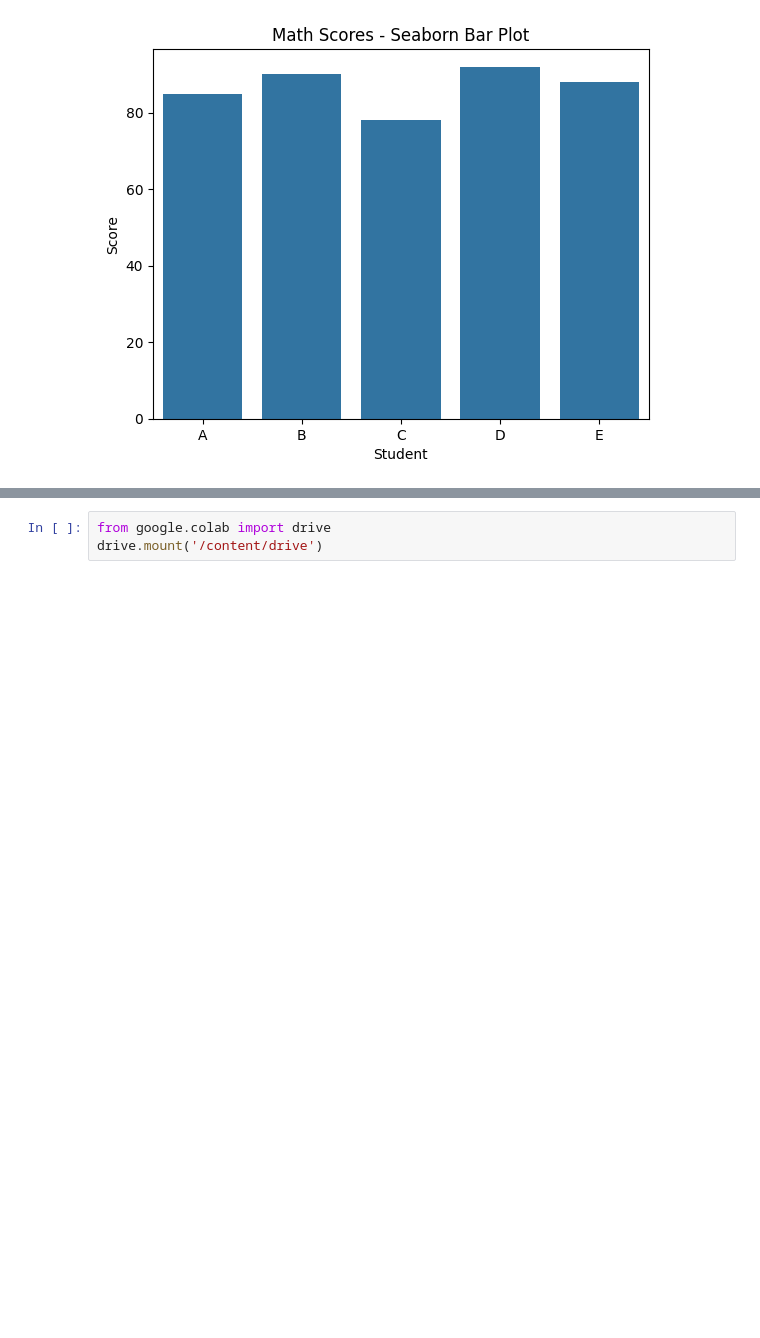
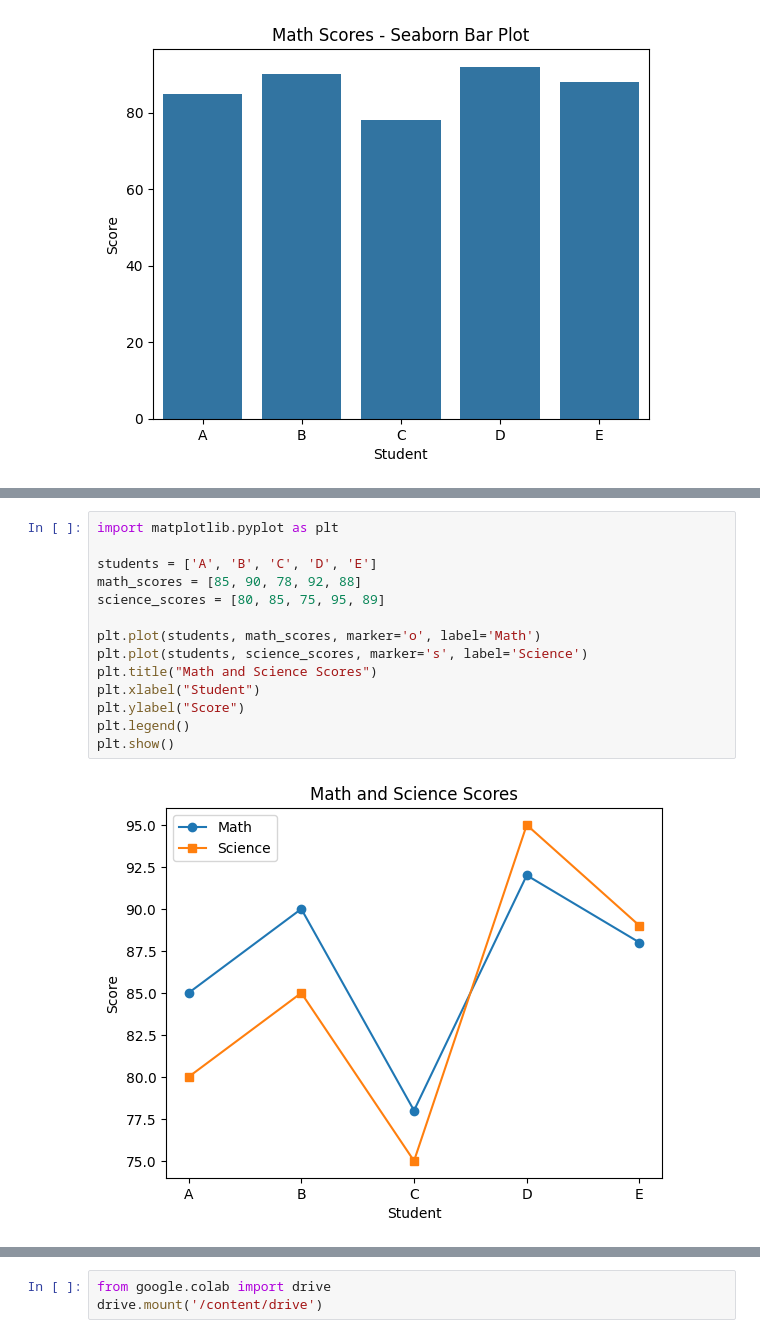
Before and after one commit to madhants/Madhan, a Jupyter notebook: Seaborn program.ipynb, the cells around one changed output, grey strips where cells are left out. Drawn from its saved outputs; the diff is of its cells as text; blank space fills up the shorter version.

```diff
--- a/Seaborn program.ipynb
+++ b/Seaborn program.ipynb
@@ -17,0 +59,16 @@ plt.show()
+# %%
+import matplotlib.pyplot as plt
+
+students = ['A', 'B', 'C', 'D', 'E']
+math_scores = [85, 90, 78, 92, 88]
+science_scores = [80, 85, 75, 95, 89]
+
+plt.plot(students, math_scores, marker='o', label='Math')
+plt.plot(students, science_scores, marker='s', label='Science')
+plt.title("Math and Science Scores")
+plt.xlabel("Student")
+plt.ylabel("Score")
+plt.legend()
+plt.show()
+# %% [output]
+[figure, added]
```
Also changed, not shown: parts of 5 cells of this notebook.
